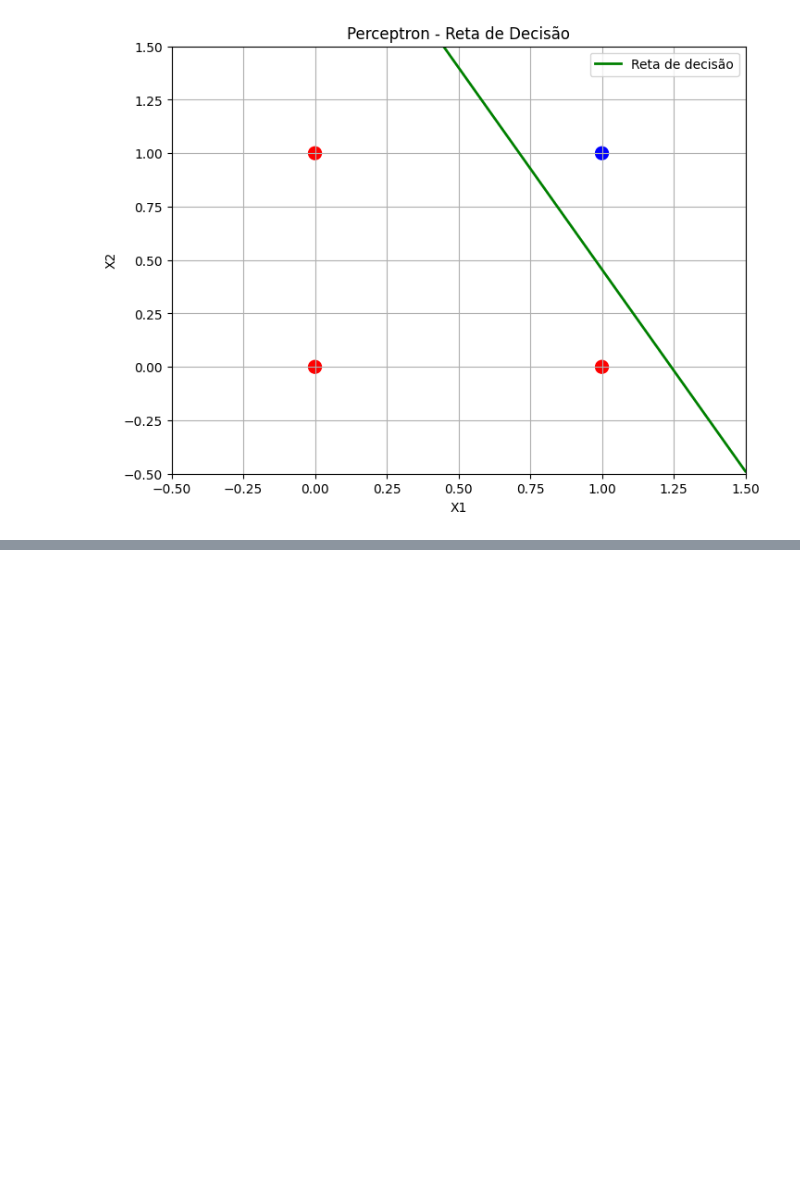
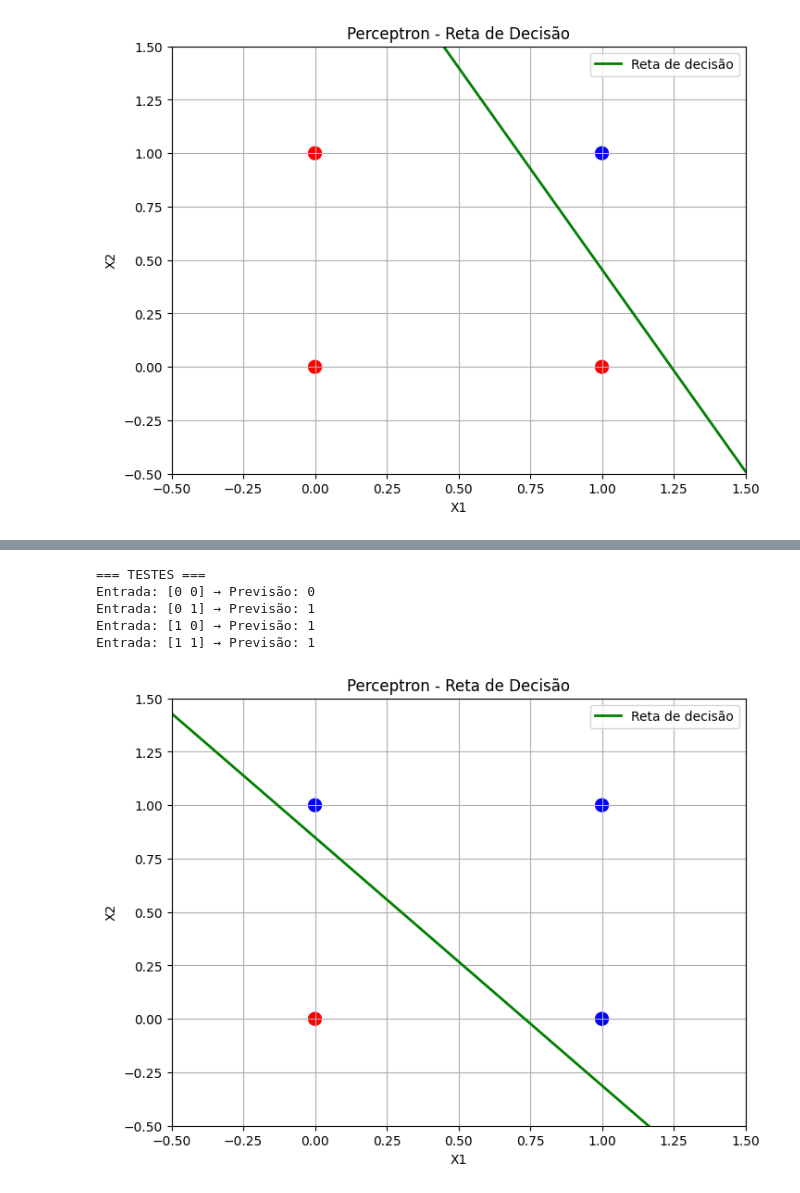
Before and after one commit to rocketseat-education/ia-aplicada, a Jupyter notebook: algoritmos classicos/Lab4_DL_Algoritmos_Classicos.ipynb, the cells around one changed output, grey strips where cells are left out. Drawn from its saved outputs; the diff is of its cells as text; code cells hidden in the pictures; blank space fills up the shorter version.

```diff
--- a/algoritmos classicos/Lab4_DL_Algoritmos_Classicos.ipynb
+++ b/algoritmos classicos/Lab4_DL_Algoritmos_Classicos.ipynb
@@ -140,0 +143,17 @@ visualizar_perceptron(perceptron, X, y)
+# %%
+# Dados de exemplo: porta lógica OR
+# Entradas: [x1, x2], Saída esperada: y
+X = np.array([
+    [0, 0],
+    [0, 1],
+    [1, 0],
+    [1, 1]
+])
+
+y = np.array([0, 1, 1, 1])  # OR
+
+print("=== PERCEPTRON SIMPLES ===")
+print("Porta lógica OR")
+print("Dados de treinamento:")
+for i in range(len(X)):
+    print(f"Entrada: {X[i]}, Saída esperada: {y[i]}")
@@ -140,0 +168,7 @@ visualizar_perceptron(perceptron, X, y)
+# %%
+# Cria e treina o perceptron
+perceptron = Perceptron(taxa_aprendizado=0.1, epocas=10)
+perceptron.treinar(X, y)
+
+print("\nPesos finais:", perceptron.pesos)
+print("Viés final:", perceptron.vies)
@@ -140,0 +186,17 @@ visualizar_perceptron(perceptron, X, y)
+# %%
+# Testa o perceptron treinado
+print("\n=== TESTES ===")
+for entrada in X:
+    previsao = perceptron.prever(entrada)
+    print(f"Entrada: {entrada} → Previsão: {previsao}")
+# %% [output]
+=== TESTES ===
+Entrada: [0 0] → Previsão: 0
+Entrada: [0 1] → Previsão: 1
+Entrada: [1 0] → Previsão: 1
+Entrada: [1 1] → Previsão: 1
+# %%
+# Visualiza (descomente a linha abaixo para ver o gráfico)
+visualizar_perceptron(perceptron, X, y)
+# %% [output]
+[figure, added]
```
Also changed, not shown: parts of 3 cells of this notebook.
